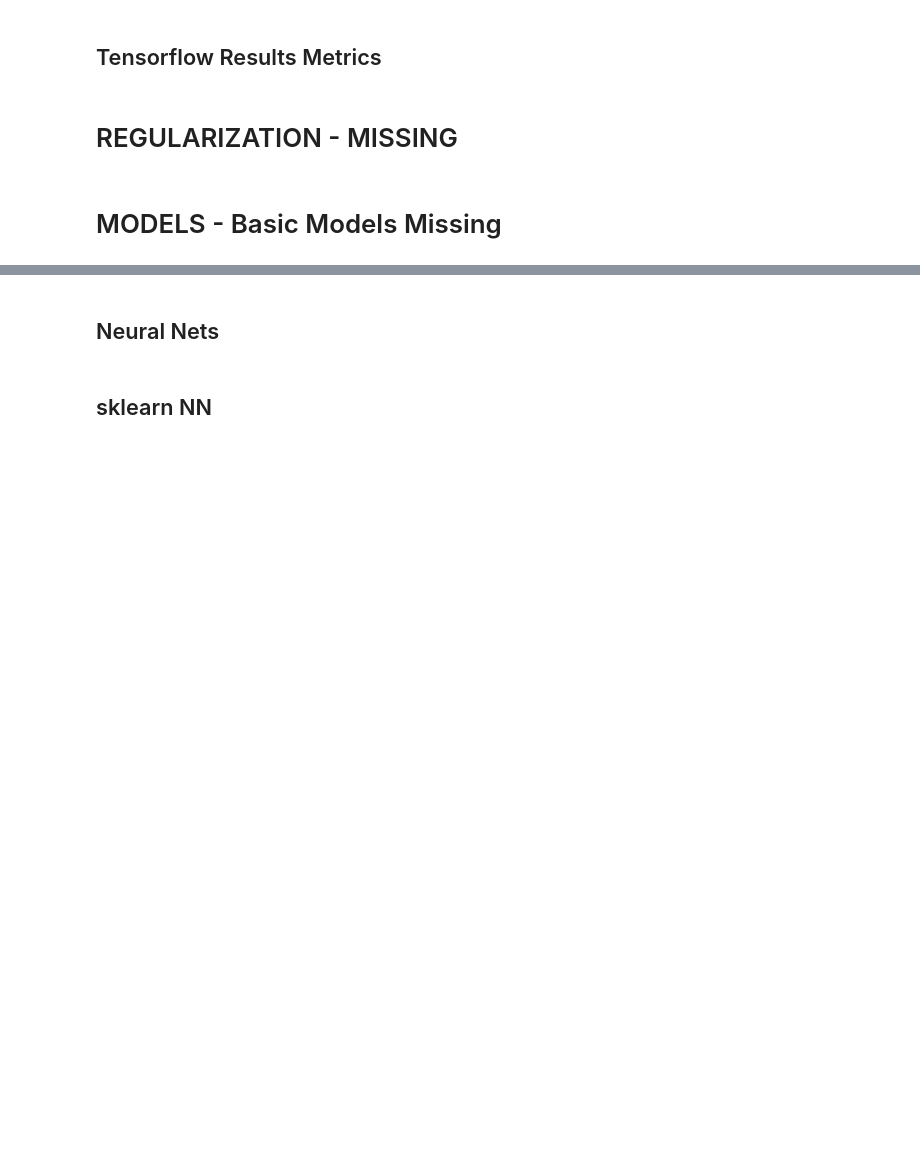
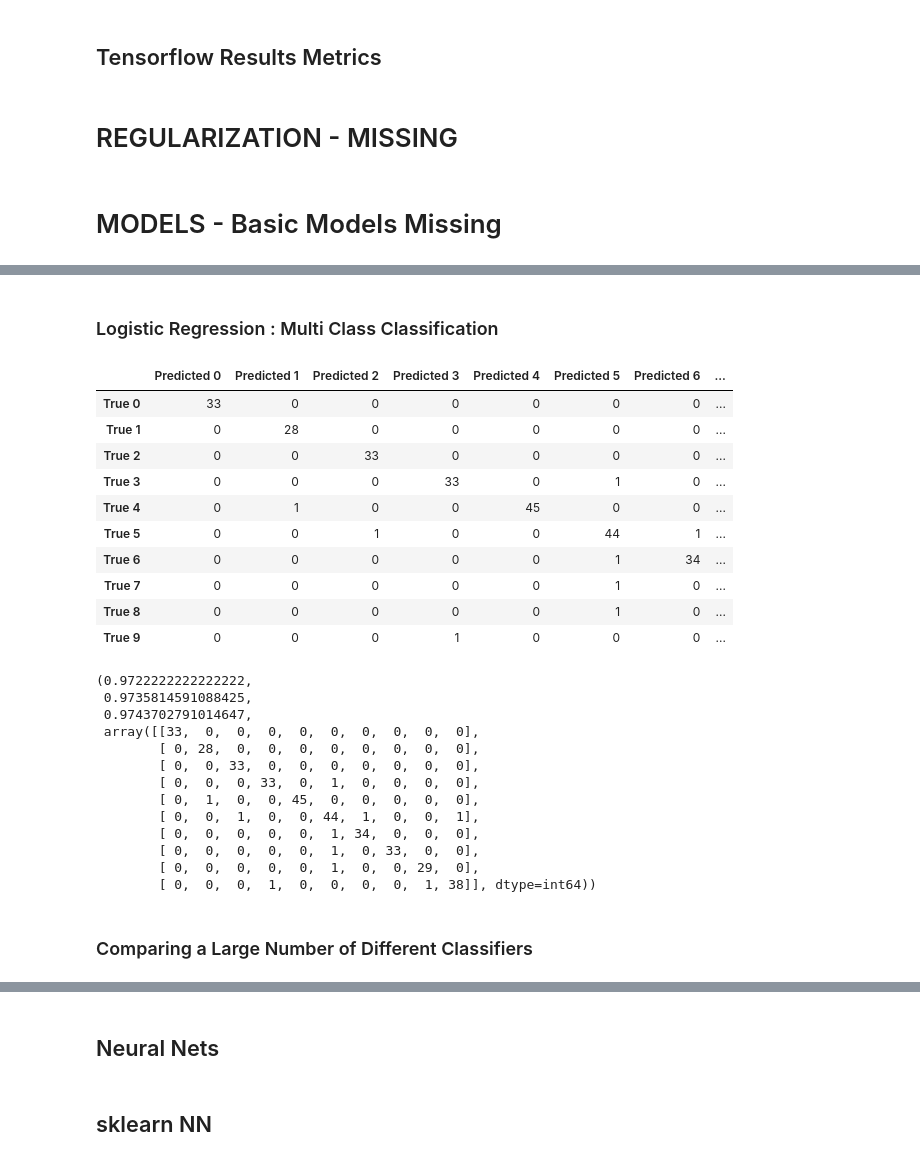
Before and after one commit to raymcg/ZZSC5846, a Jupyter notebook: Snippets/ML Snippets.ipynb, the cells around one changed output, grey strips where cells are left out. Saved outputs shown, nothing was run; the diff lists cells and outputs as text; code cells hidden in the pictures; blank space fills up the shorter version.

```diff
--- a/Snippets/ML Snippets.ipynb
+++ b/Snippets/ML Snippets.ipynb
@@ -535,0 +730,72 @@ model.compile(loss='binary_crossentropy', optimizer='adam', metrics=['accuracy']
+# %% [markdown]
+### Logistic Regression : Multi Class Classification
+# %%
+from sklearn.datasets import load_digits  # Example multi-class dataset
+
+from sklearn.linear_model import LogisticRegression
+# https://scikit-learn.org/stable/modules/generated/sklearn.linear_model.LogisticRegression.html
+
+from sklearn.model_selection import train_test_split
+from sklearn.metrics import accuracy_score, confusion_matrix, precision_score, recall_score
+import pandas as pd
+
+# Load a multi-class dataset
+data = load_digits()  # This is a dataset with 10 classes (digits 0-9)
+X = data.data
+y = data.target
+
+# Splitting data into training and test sets
+X_train, X_test, y_train, y_test = train_test_split(X, y, test_size=0.2, random_state=42)
+
+# Initialize and train the classifier
+classifier = LogisticRegression(max_iter=10000, multi_class='multinomial')
+# For multi_class = 'multinomial' the probability distribution over the various classes is modeled using a softmax function.
+# Multinomial logistic regression predicts the probabilities of each class and the class with the highest probability is the final prediction.
+classifier.fit(X_train, y_train)
+
+# Predicting the Test set results
+y_pred = classifier.predict(X_test)
+
+# Calculating accuracy
+accuracy = accuracy_score(y_test, y_pred)
+
+# Creating the confusion matrix
+conf_matrix = confusion_matrix(y_test, y_pred)
+# Load the confusion matrix into a DataFrame for better visualization
+conf_matrix_df = pd.DataFrame(conf_matrix, index=['True 0', 'True 1', 'True 2', 'True 3', 'True 4', 'True 5', 'True 6', 'True 7', 'True 8', 'True 9'],
+                              columns=['Predicted 0', 'Predicted 1', 'Predicted 2', 'Predicted 3', 'Predicted 4', 'Predicted 5', 'Predicted 6', 'Predicted 7', 'Predicted 8', 'Predicted 9'])
+display(conf_matrix_df)
+
+# For multi-class, precision and recall can be calculated for each class and averaged
+precision = precision_score(y_test, y_pred, average='macro')
+recall = recall_score(y_test, y_pred, average='macro')
+
+# Output
+accuracy, precision, recall, conf_matrix
+# %% [output]
+|  | Predicted 0 | Predicted 1 | Predicted 2 | Predicted 3 | Predicted 4 | Predicted 5 | Predicted 6 | ... |
+| True 0 | 33 | 0 | 0 | 0 | 0 | 0 | 0 | ... |
+| True 1 | 0 | 28 | 0 | 0 | 0 | 0 | 0 | ... |
+| True 2 | 0 | 0 | 33 | 0 | 0 | 0 | 0 | ... |
+| True 3 | 0 | 0 | 0 | 33 | 0 | 1 | 0 | ... |
+| True 4 | 0 | 1 | 0 | 0 | 45 | 0 | 0 | ... |
+| True 5 | 0 | 0 | 1 | 0 | 0 | 44 | 1 | ... |
+| True 6 | 0 | 0 | 0 | 0 | 0 | 1 | 34 | ... |
+| True 7 | 0 | 0 | 0 | 0 | 0 | 1 | 0 | ... |
+| True 8 | 0 | 0 | 0 | 0 | 0 | 1 | 0 | ... |
+| True 9 | 0 | 0 | 0 | 1 | 0 | 0 | 0 | ... |
+(0.9722222222222222,
+ 0.9735814591088425,
+ 0.9743702791014647,
+ array([[33,  0,  0,  0,  0,  0,  0,  0,  0,  0],
+        [ 0, 28,  0,  0,  0,  0,  0,  0,  0,  0],
+        [ 0,  0, 33,  0,  0,  0,  0,  0,  0,  0],
+        [ 0,  0,  0, 33,  0,  1,  0,  0,  0,  0],
+        [ 0,  1,  0,  0, 45,  0,  0,  0,  0,  0],
+        [ 0,  0,  1,  0,  0, 44,  1,  0,  0,  1],
+        [ 0,  0,  0,  0,  0,  1, 34,  0,  0,  0],
+        [ 0,  0,  0,  0,  0,  1,  0, 33,  0,  0],
+        [ 0,  0,  0,  0,  0,  1,  0,  0, 29,  0],
+        [ 0,  0,  0,  1,  0,  0,  0,  0,  1, 38]], dtype=int64))
+# %% [markdown]
+### Comparing a Large Number of Different Classifiers
```
Also changed, not shown: parts of 27 cells of this notebook.
